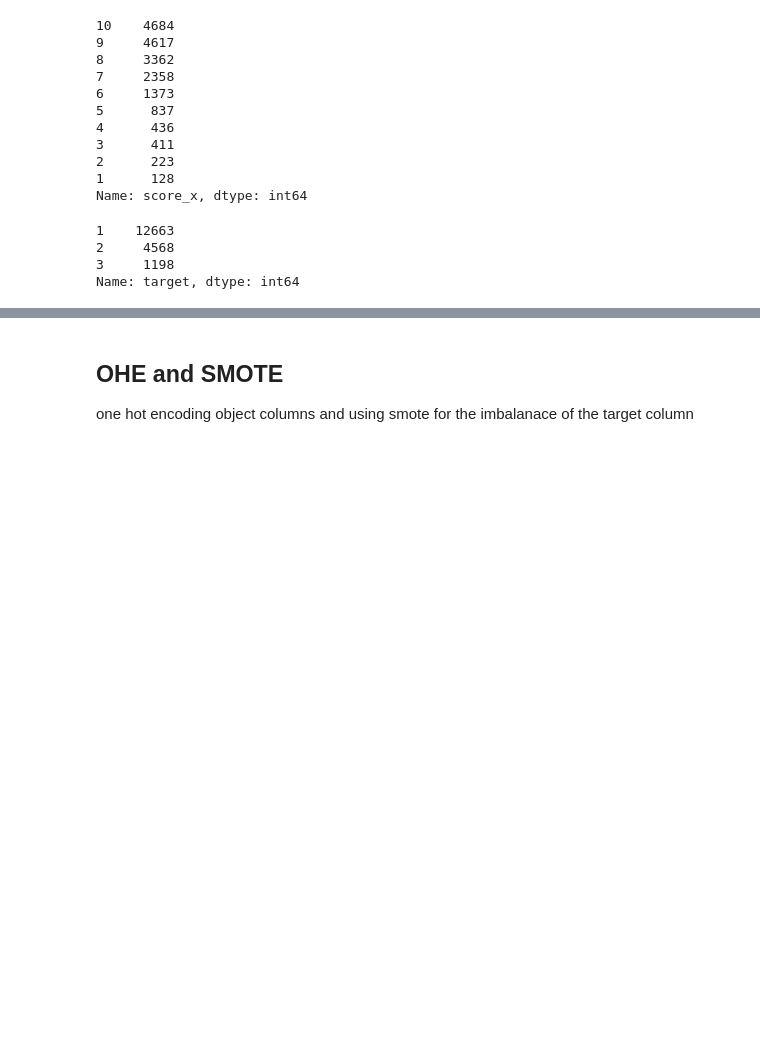
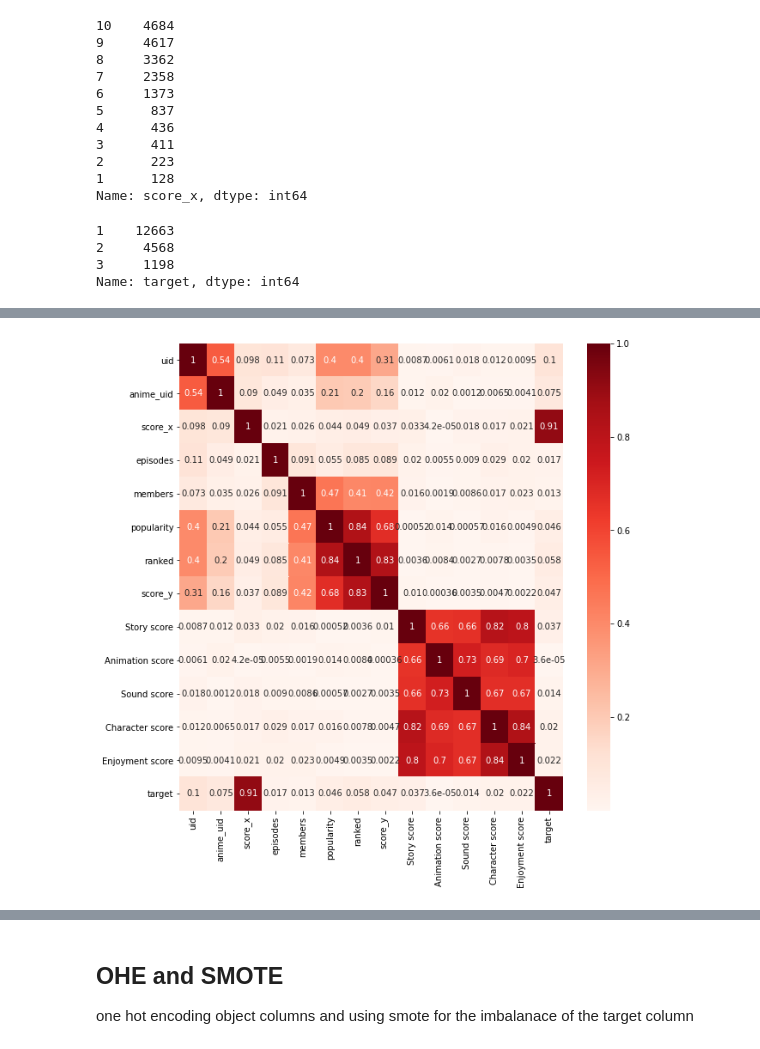
Before and after one commit to ileneee/Anime-Classification, a Jupyter notebook: master_notebook.ipynb, the cells around one changed output, grey strips where cells are left out. Saved outputs shown, nothing was run; the diff lists cells and outputs as text; code cells hidden in the pictures; blank space fills up the shorter version.

```diff
--- a/master_notebook.ipynb
+++ b/master_notebook.ipynb
@@ -387,0 +432,6 @@ Name: target, dtype: int64
+# %%
+corr = mergeddf.corr().abs()
+fig, ax=plt.subplots(figsize=(10,10))
+sns.heatmap(corr, cmap='Reds', annot=True);
+# %% [output]
+[figure, added]
```
Also changed, not shown: parts of 15 cells of this notebook.
